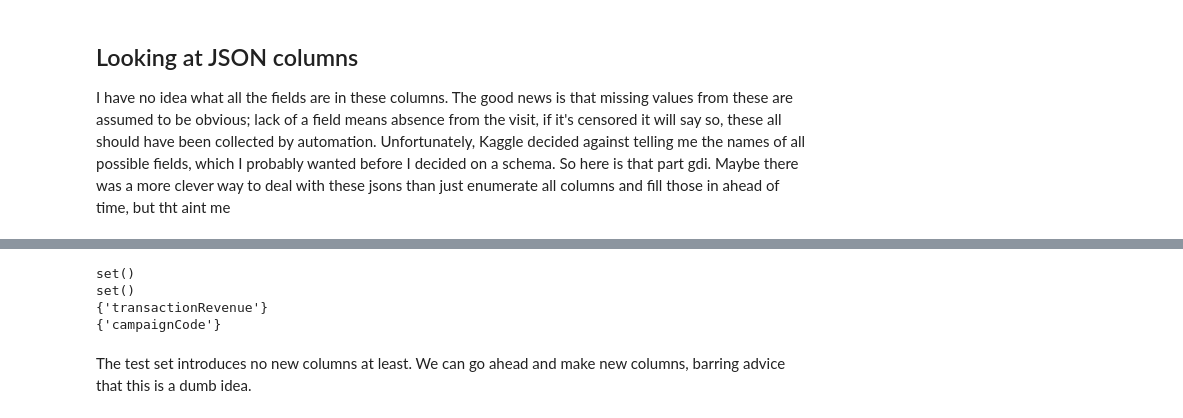
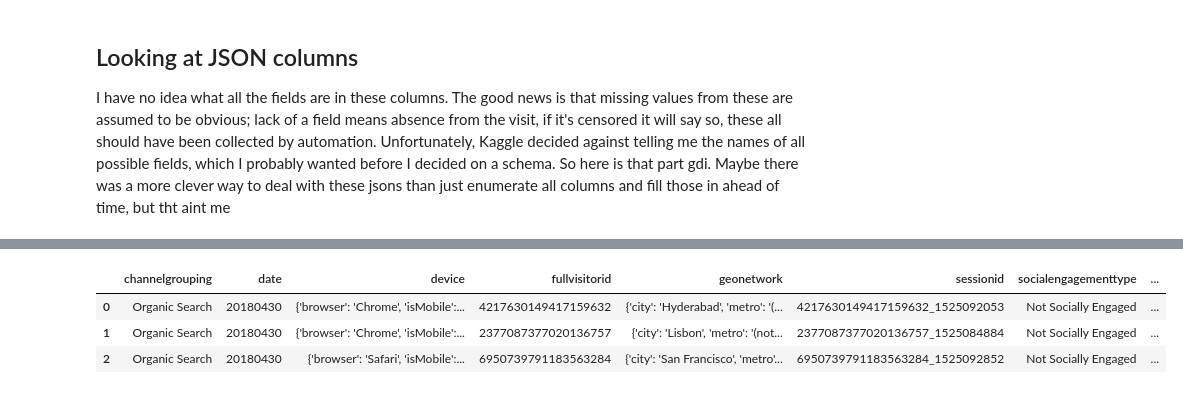
Before and after one commit to romandtse07/google_analytics_kaggle, a Jupyter notebook: SQL.ipynb, the cells around one changed output, grey strips where cells are left out. Saved outputs shown, nothing was run; the diff lists cells and outputs as text; code cells hidden in the pictures.

```diff
--- a/SQL.ipynb
+++ b/SQL.ipynb
@@ -40,0 +21,2 @@ memory usage: 4.6+ MB
+# %%
+engine = sqlalchemy.create_engine('postgresql://romandtse:duckthewut@localhost:5432/training')
@@ -185,10 +71,15 @@ field_dict_test
-# %%
-for key in field_dict:
-    print(field_dict[key].symmetric_difference(field_dict_test[key]))
-# %% [output]
-set()
-set()
-{'transactionRevenue'}
-{'campaignCode'}
-# %% [markdown]
-The test set introduces no new columns at least.  We can go ahead and make new columns, barring advice that this is a dumb idea.
+# %%
+query = """
+SELECT *
+FROM test_data
+ORDER BY date DESC
+LIMIT 3;
+"""
+test = pd.read_sql_query(query, engine)
+# %%
+test
+# %% [output]
+|  | channelgrouping | date | device | fullvisitorid | geonetwork | sessionid | socialengagementtype | ... |
+| 0 | Organic Search | 20180430 | {'browser': 'Chrome', 'isMobile':... | 4217630149417159632 | {'city': 'Hyderabad', 'metro': '(... | 4217630149417159632_1525092053 | Not Socially Engaged | ... |
+| 1 | Organic Search | 20180430 | {'browser': 'Chrome', 'isMobile':... | 2377087377020136757 | {'city': 'Lisbon', 'metro': '(not... | 2377087377020136757_1525084884 | Not Socially Engaged | ... |
+| 2 | Organic Search | 20180430 | {'browser': 'Safari', 'isMobile':... | 6950739791183563284 | {'city': 'San Francisco', 'metro'... | 6950739791183563284_1525092852 | Not Socially Engaged | ... |
```
Also changed, not shown: parts of 67 cells of this notebook, 2 other files.
